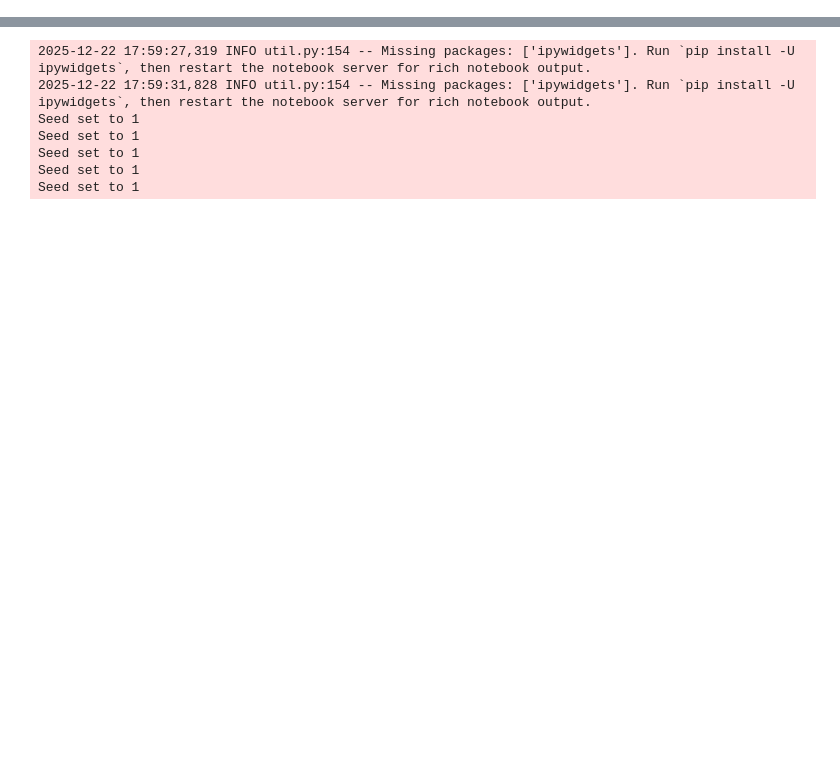
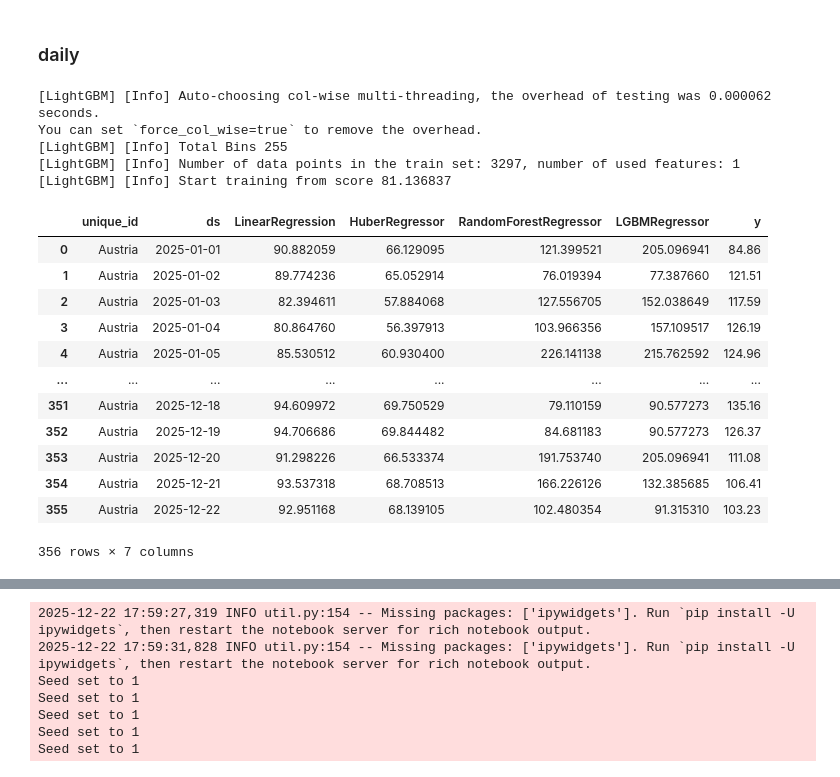
Before and after one commit to L-Schlosser/TIS3_CapstoneProject, a Jupyter notebook: code/modelselection.ipynb, the cells around one changed output, grey strips where cells are left out. Drawn from its saved outputs; the diff is of its cells as text; code cells hidden in the pictures; blank space fills up the shorter version.

```diff
--- a/code/modelselection.ipynb
+++ b/code/modelselection.ipynb
@@ -49,0 +59,42 @@ ml_forecast = MLForecast(models=models_ml, freq=daily)  ##LAGS? ##DATE FEATURES?
+# %% [markdown]
+### daily
+# %%
+# MACHINE LEARNING:
+## Machine Learning Models:
+from mlforecast import MLForecast
+from sklearn.linear_model import LinearRegression, HuberRegressor
+from sklearn.ensemble import RandomForestRegressor
+from lightgbm import LGBMRegressor
+
+
+models_ml = [
+    LinearRegression(),
+    HuberRegressor(epsilon=1.35, alpha=1e-3),
+    RandomForestRegressor(n_estimators=400, max_depth=20, min_samples_leaf=5, max_features='sqrt', random_state=42),
+    LGBMRegressor(objective="regression", boosting_type="gbdt", num_leaves=31, max_depth=-1, learning_rate=0.03, n_estimators=1000, min_child_samples=30, subsample=0.8, colsample_bytree=0.8, reg_alpha=0.1, reg_lambda=0.1, random_state=42)
+]
+
+ml_forecast = MLForecast(models=models_ml, freq='D', lags=[356])  ##LAGS? ##DATE FEATURES? ##WINDOWS?
+ml_forecast.fit(daily_train[['unique_id','ds','y']])
+fc_val = ml_forecast.predict(h = 356, X_df=daily_val)
+df_val_ml = fc_val.merge(daily_val[['unique_id','ds','y']], on=['unique_id','ds'], how='left')
+df_val_ml
+# %% [output]
+[LightGBM] [Info] Auto-choosing col-wise multi-threading, the overhead of testing was 0.000062 seconds.
+You can set `force_col_wise=true` to remove the overhead.
+[LightGBM] [Info] Total Bins 255
+[LightGBM] [Info] Number of data points in the train set: 3297, number of used features: 1
+[LightGBM] [Info] Start training from score 81.136837
+|  | unique_id | ds | LinearRegression | HuberRegressor | RandomForestRegressor | LGBMRegressor | y |
+| 0 | Austria | 2025-01-01 | 90.882059 | 66.129095 | 121.399521 | 205.096941 | 84.86 |
+| 1 | Austria | 2025-01-02 | 89.774236 | 65.052914 | 76.019394 | 77.387660 | 121.51 |
+| 2 | Austria | 2025-01-03 | 82.394611 | 57.884068 | 127.556705 | 152.038649 | 117.59 |
+| 3 | Austria | 2025-01-04 | 80.864760 | 56.397913 | 103.966356 | 157.109517 | 126.19 |
+| 4 | Austria | 2025-01-05 | 85.530512 | 60.930400 | 226.141138 | 215.762592 | 124.96 |
+| ... | ... | ... | ... | ... | ... | ... | ... |
+| 351 | Austria | 2025-12-18 | 94.609972 | 69.750529 | 79.110159 | 90.577273 | 135.16 |
+| 352 | Austria | 2025-12-19 | 94.706686 | 69.844482 | 84.681183 | 90.577273 | 126.37 |
+| 353 | Austria | 2025-12-20 | 91.298226 | 66.533374 | 191.753740 | 205.096941 | 111.08 |
+| 354 | Austria | 2025-12-21 | 93.537318 | 68.708513 | 166.226126 | 132.385685 | 106.41 |
+| 355 | Austria | 2025-12-22 | 92.951168 | 68.139105 | 102.480354 | 91.315310 | 103.23 |
+356 rows × 7 columns
```
Also changed, not shown: parts of 11 cells of this notebook.
